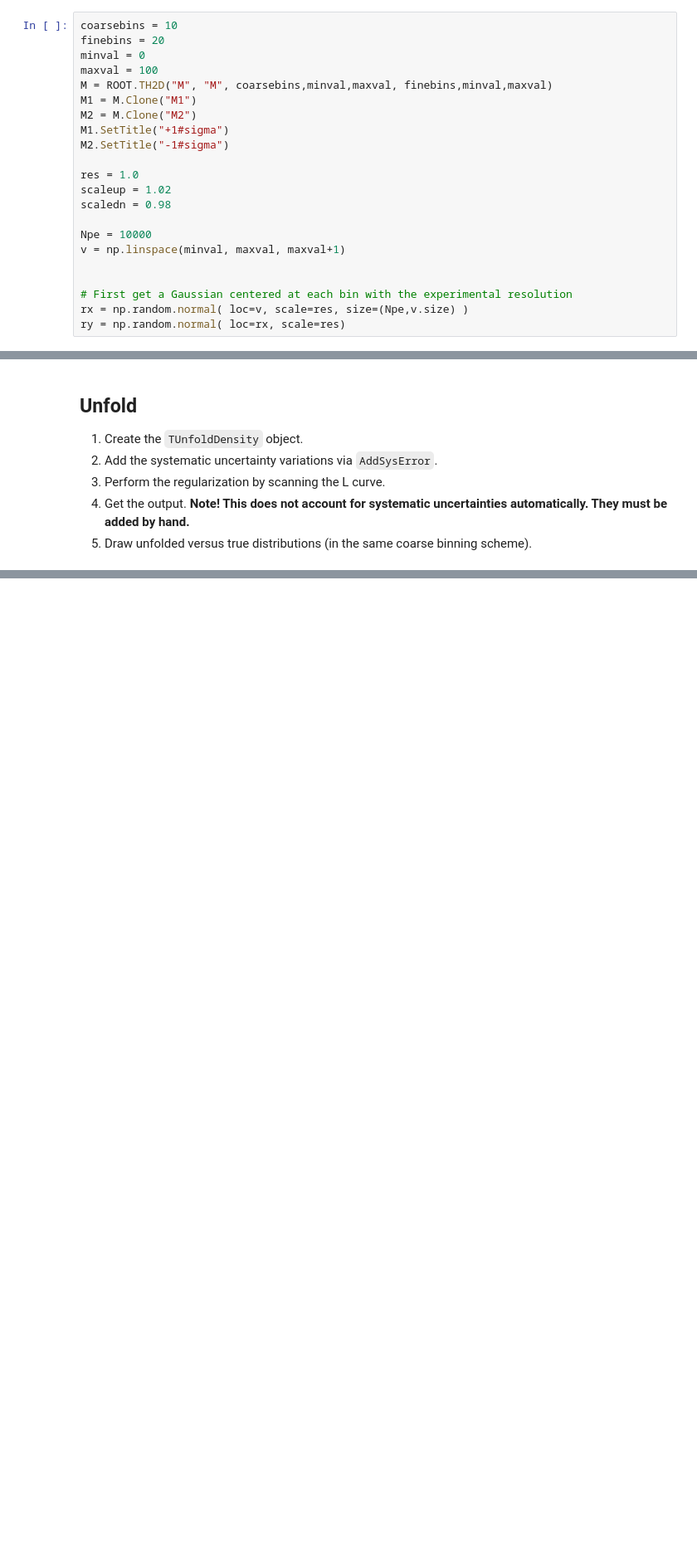
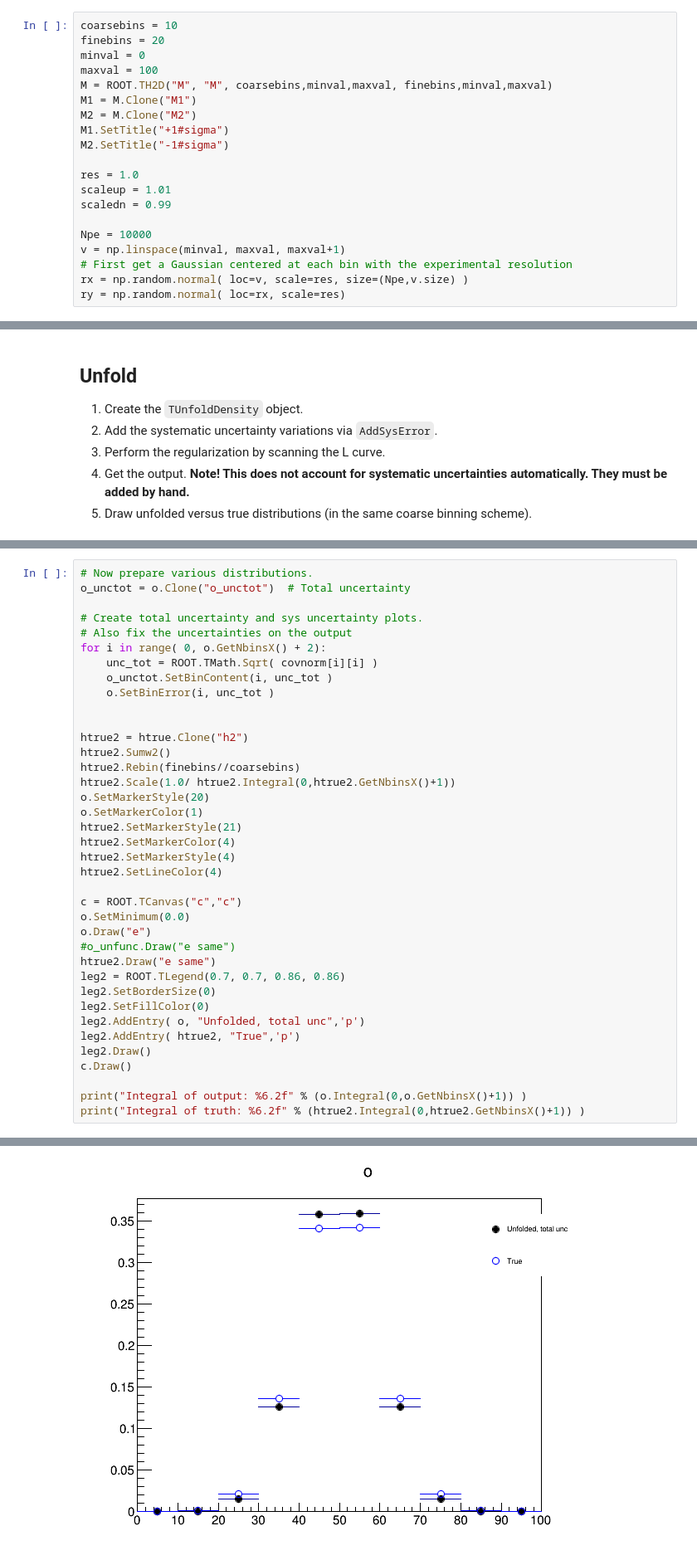
Before and after one commit to rappoccio/TUnfoldExamples, a Jupyter notebook: tunfoldsys_example_normalized.ipynb, the cells around one changed output, grey strips where cells are left out. Shown at 83% size. Saved outputs shown, nothing was run; the diff lists cells and outputs as text; blank space fills up the shorter version.

```diff
--- a/tunfoldsys_example_normalized.ipynb
+++ b/tunfoldsys_example_normalized.ipynb
@@ -24,13 +32,11 @@ M1.SetTitle("+1#sigma")
 M2.SetTitle("-1#sigma")
 
 res = 1.0
-scaleup = 1.02
-scaledn = 0.98
+scaleup = 1.01
+scaledn = 0.99
 
 Npe = 10000
 v = np.linspace(minval, maxval, maxval+1)
-
-
 # First get a Gaussian centered at each bin with the experimental resolution
 rx = np.random.normal( loc=v, scale=res, size=(Npe,v.size) )
 ry = np.random.normal( loc=rx, scale=res)
@@ -287,0 +236,39 @@ ctrue.Draw()
+# %%
+# Now prepare various distributions.
+o_unctot = o.Clone("o_unctot")  # Total uncertainty
+
+# Create total uncertainty and sys uncertainty plots.
+# Also fix the uncertainties on the output
+for i in range( 0, o.GetNbinsX() + 2):
+    unc_tot = ROOT.TMath.Sqrt( covnorm[i][i] )
+    o_unctot.SetBinContent(i, unc_tot )
+    o.SetBinError(i, unc_tot )
+
+
+htrue2 = htrue.Clone("h2")
+htrue2.Sumw2()
+htrue2.Rebin(finebins//coarsebins)
+htrue2.Scale(1.0/ htrue2.Integral(0,htrue2.GetNbinsX()+1))
+o.SetMarkerStyle(20)
+o.SetMarkerColor(1)
+htrue2.SetMarkerStyle(21)
+htrue2.SetMarkerColor(4)
+htrue2.SetMarkerStyle(4)
+htrue2.SetLineColor(4)
+
+c = ROOT.TCanvas("c","c")
+o.SetMinimum(0.0)
+o.Draw("e")
+#o_unfunc.Draw("e same")
+htrue2.Draw("e same")
+leg2 = ROOT.TLegend(0.7, 0.7, 0.86, 0.86)
+leg2.SetBorderSize(0)
+leg2.SetFillColor(0)
+leg2.AddEntry( o, "Unfolded, total unc",'p')
+leg2.AddEntry( htrue2, "True",'p')
+leg2.Draw()
+c.Draw()
+
+print("Integral of output: %6.2f" % (o.Integral(0,o.GetNbinsX()+1)) )
+print("Integral of truth: %6.2f" % (htrue2.Integral(0,htrue2.GetNbinsX()+1)) )
+# %% [output]
@@ -288,3 +277,4 @@ ctrue.Draw()
+[figure, added]
 # %% [markdown]
 ## Draw the LCurve.
 # %%
```
Also changed, not shown: parts of 27 cells of this notebook, 2 other files.
